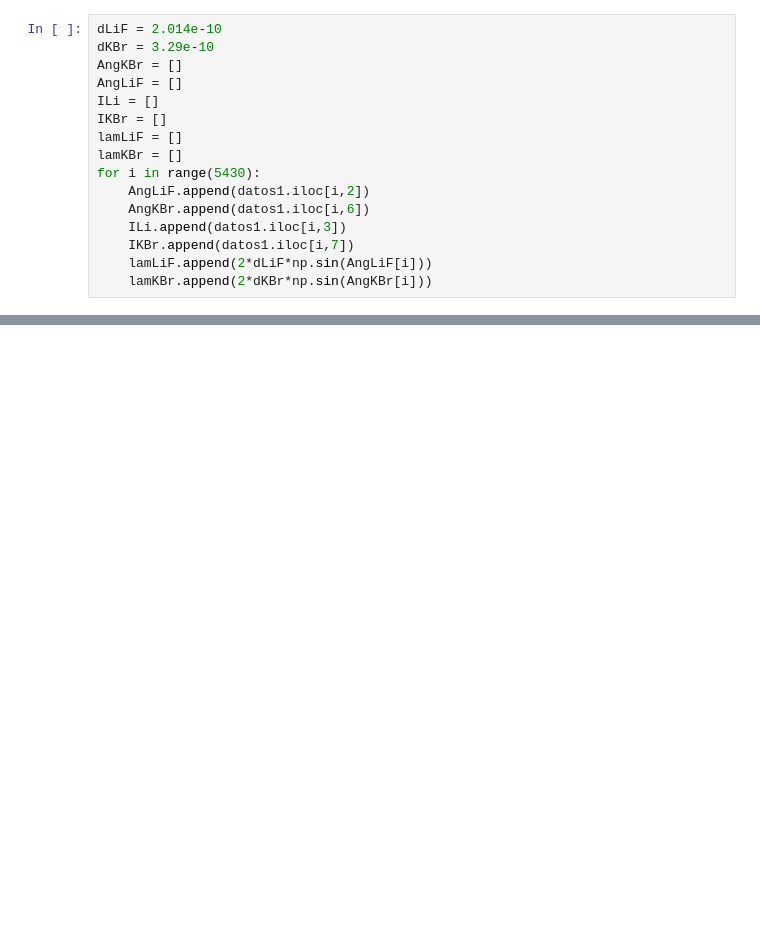
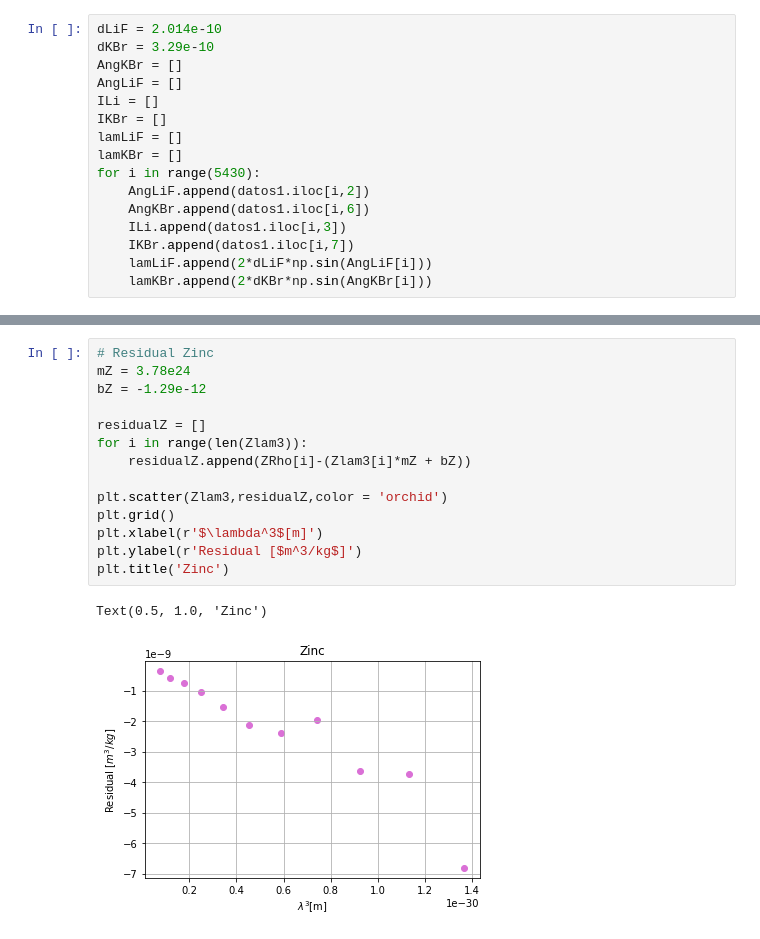
Before and after one commit to AlejandroPuert/LabIntermedio, a Jupyter notebook: Xray_pyth.ipynb, the cells around one changed output, grey strips where cells are left out. Cells and saved outputs as stored; diff of their text form; blank space fills up the shorter version.

```diff
--- a/Xray_pyth.ipynb
+++ b/Xray_pyth.ipynb
@@ -120,0 +228,17 @@ Delta = [Delta1,Delta11,Delta2,Delta22]
+# %%
+# Residual Zinc
+mZ = 3.78e24
+bZ = -1.29e-12
+
+residualZ = []
+for i in range(len(Zlam3)):
+    residualZ.append(ZRho[i]-(Zlam3[i]*mZ + bZ))
+
+plt.scatter(Zlam3,residualZ,color = 'orchid')
+plt.grid()
+plt.xlabel(r'$\lambda^3$[m]')
+plt.ylabel(r'Residual [$m^3/kg$]')
+plt.title('Zinc')
+# %% [output]
+Text(0.5, 1.0, 'Zinc')
+[figure, added]
```
Also changed, not shown: parts of 17 cells of this notebook.
